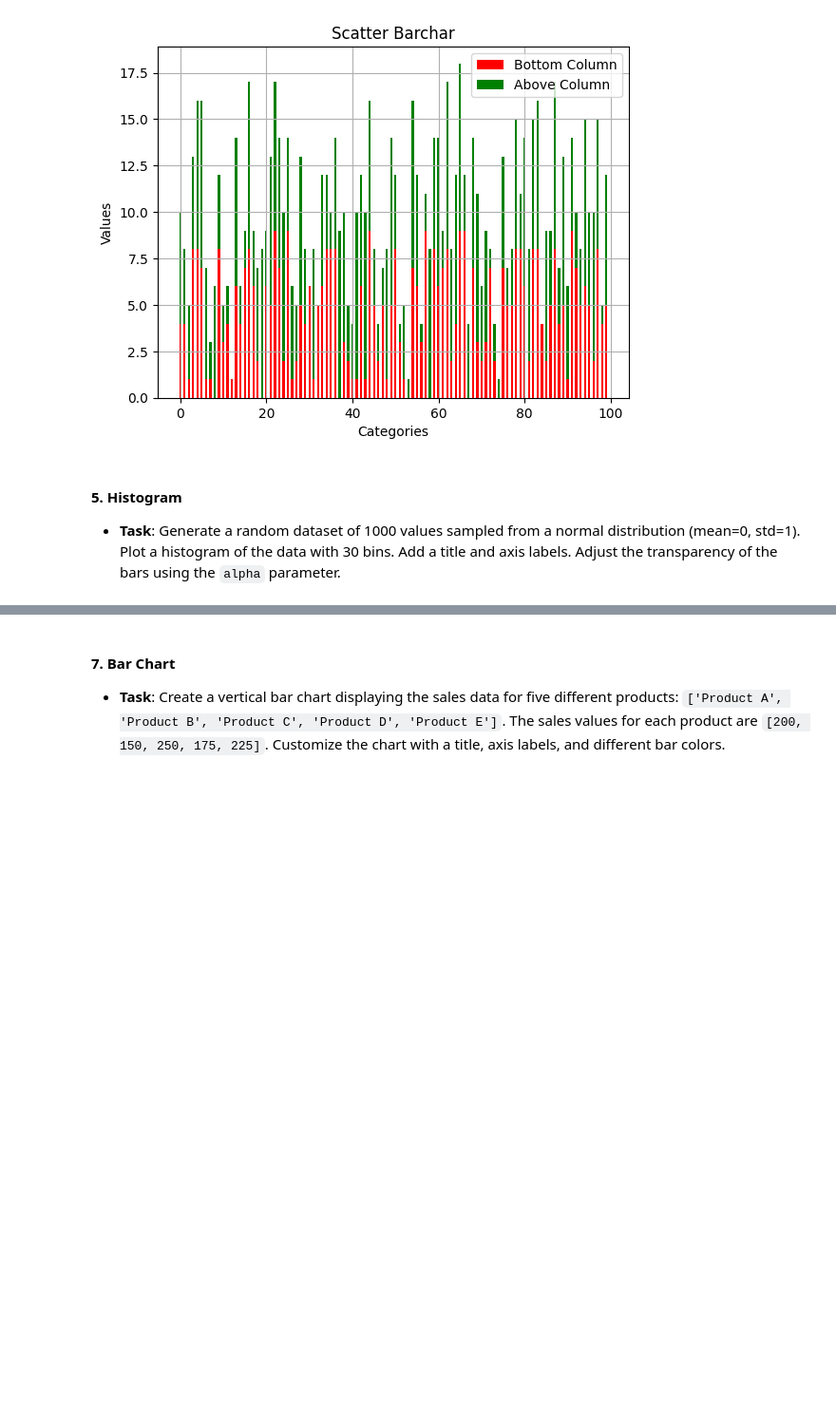
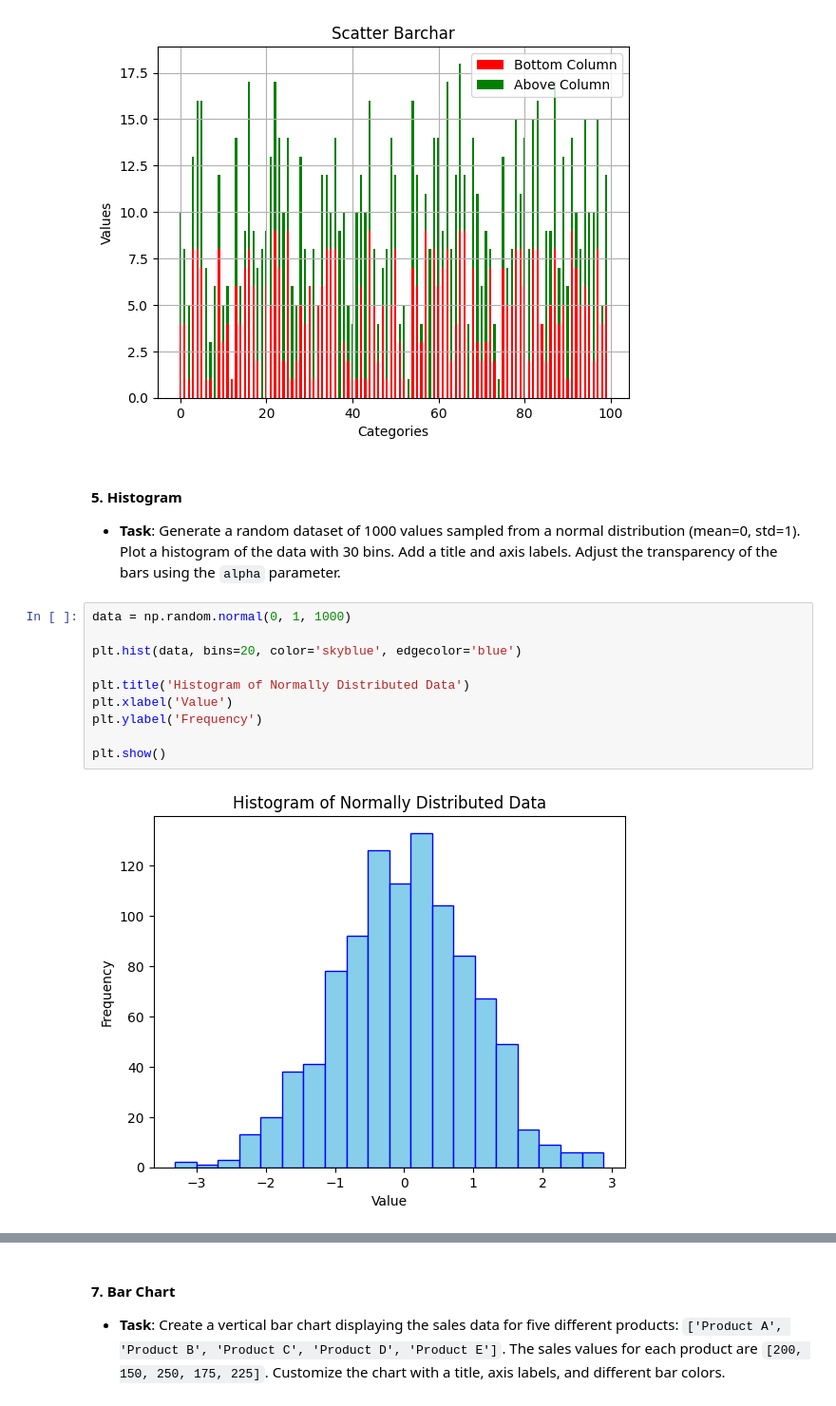
Before and after one commit to saparbayev-azizbek-12/bi-and-ai-talents, a Jupyter notebook: lesson-17/homework/homework.ipynb, the cells around one changed output, grey strips where cells are left out. Shown: that part at 95% size. Cells and saved outputs as stored; diff of their text form; blank space fills up the shorter version.

```diff
--- a/lesson-17/homework/homework.ipynb
+++ b/lesson-17/homework/homework.ipynb
@@ -105,3 +107,15 @@ plt.show()
 # %% [markdown]
 #### **5. Histogram**
 - **Task**: Generate a random dataset of 1000 values sampled from a normal distribution (mean=0, std=1). Plot a histogram of the data with 30 bins. Add a title and axis labels. Adjust the transparency of the bars using the `alpha` parameter.
+# %%
+data = np.random.normal(0, 1, 1000)
+
+plt.hist(data, bins=20, color='skyblue', edgecolor='blue')
+
+plt.title('Histogram of Normally Distributed Data')
+plt.xlabel('Value')
+plt.ylabel('Frequency')
+
+plt.show()
+# %% [output]
+[figure, added]
```
Also changed, not shown: parts of 3 cells of this notebook, 40 other files.
